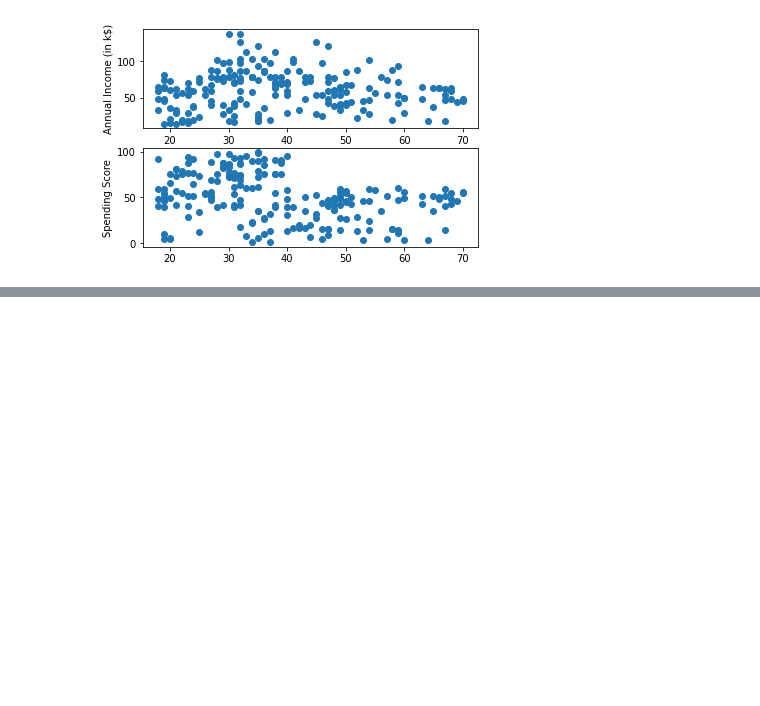
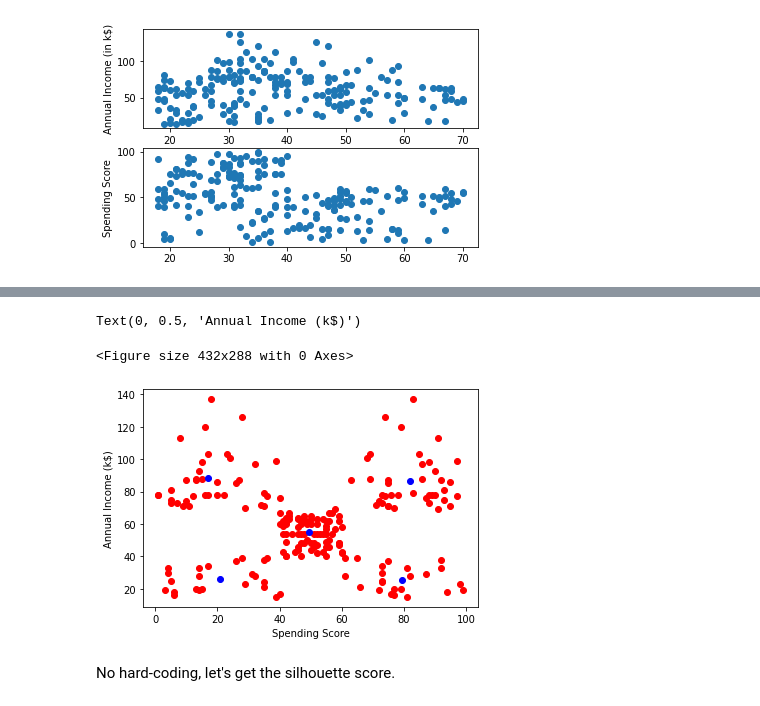
Before and after one commit to jdn5126/CommunitySegmentation, a Jupyter notebook: CustomerSegmentation.ipynb, the cells around one changed output, grey strips where cells are left out. Saved outputs shown, nothing was run; the diff lists cells and outputs as text; code cells hidden in the pictures; blank space fills up the shorter version.

```diff
--- a/CustomerSegmentation.ipynb
+++ b/CustomerSegmentation.ipynb
@@ -65,0 +90,14 @@ Text(0, 0.5, 'Spending Score')
+# %%
+plt.clf()
+fig = plt.figure()
+ax = plt.gca()
+ax.scatter(df['Spending Score (1-100)'], df['Annual Income (k$)'], color='red')
+ax.scatter(kmeans.cluster_centers_[:, 0], kmeans.cluster_centers_[:, 1], color='blue')
+plt.xlabel('Spending Score')
+plt.ylabel('Annual Income (k$)')
+# %% [output]
+Text(0, 0.5, 'Annual Income (k$)')
+<Figure size 432x288 with 0 Axes>
+[figure, added]
+# %% [markdown]
+No hard-coding, let's get the silhouette score.
```
Also changed, not shown: parts of 13 cells of this notebook.
